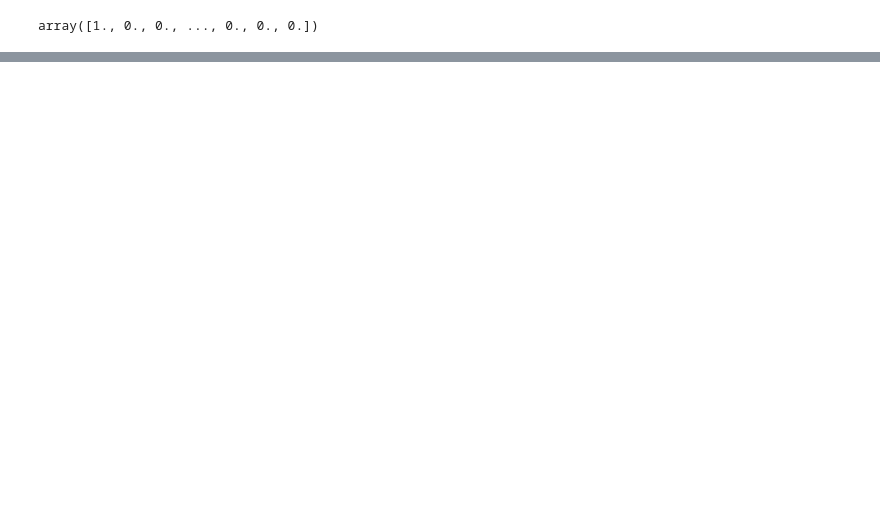
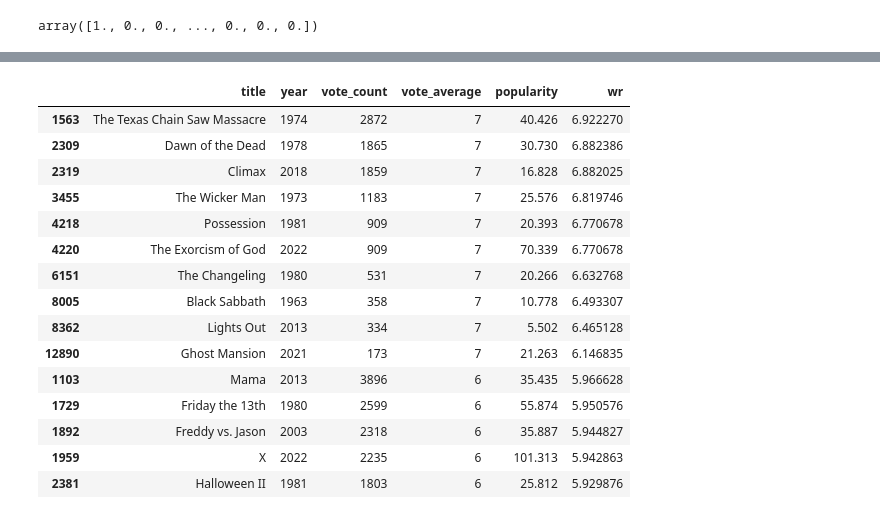
Before and after one commit to Joktun/Film-Reccomendation-System, a Jupyter notebook: reccom.ipynb, the cells around one changed output, grey strips where cells are left out. Saved outputs shown, nothing was run; the diff lists cells and outputs as text; code cells hidden in the pictures; blank space fills up the shorter version.

```diff
--- a/reccom.ipynb
+++ b/reccom.ipynb
@@ -154,0 +420,39 @@ Name: title, dtype: object
+# %%
+s = df_second.apply(lambda x: pd.Series(x['genres']),axis=1).stack().reset_index(level=1, drop=True)
+s.name = 'genre'
+gen_df_second = df_second.drop('genres', axis=1).join(s)
+# %%
+def build_chart(genre, percentile=0.85):
+    df = gen_df_second[gen_df_second['genre'] == genre]
+    vote_counts = df[df['vote_count'].notnull()]['vote_count'].astype('int')
+    vote_averages = df[df['vote_average'].notnull()]['vote_average'].astype('int')
+    C = vote_averages.mean()
+    m = vote_counts.quantile(percentile)
+
+    qualified = df[(df['vote_count'] >= m) & (df['vote_count'].notnull()) & (df['vote_average'].notnull())][['title', 'year', 'vote_count', 'vote_average', 'popularity']]
+    qualified['vote_count'] = qualified['vote_count'].astype('int')
+    qualified['vote_average'] = qualified['vote_average'].astype('int')
+
+    qualified['wr'] = qualified.apply(lambda x: (x['vote_count']/(x['vote_count']+m) * x['vote_average']) + (m/(m+x['vote_count']) * C), axis=1)
+    qualified = qualified.sort_values('wr', ascending=False).head(250)
+
+    return qualified
+# %%
+build_chart('Horror').head(15)
+# %% [output]
+|  | title | year | vote_count | vote_average | popularity | wr |
+| 1563 | The Texas Chain Saw Massacre | 1974 | 2872 | 7 | 40.426 | 6.922270 |
+| 2309 | Dawn of the Dead | 1978 | 1865 | 7 | 30.730 | 6.882386 |
+| 2319 | Climax | 2018 | 1859 | 7 | 16.828 | 6.882025 |
+| 3455 | The Wicker Man | 1973 | 1183 | 7 | 25.576 | 6.819746 |
+| 4218 | Possession | 1981 | 909 | 7 | 20.393 | 6.770678 |
+| 4220 | The Exorcism of God | 2022 | 909 | 7 | 70.339 | 6.770678 |
+| 6151 | The Changeling | 1980 | 531 | 7 | 20.266 | 6.632768 |
+| 8005 | Black Sabbath | 1963 | 358 | 7 | 10.778 | 6.493307 |
+| 8362 | Lights Out | 2013 | 334 | 7 | 5.502 | 6.465128 |
+| 12890 | Ghost Mansion | 2021 | 173 | 7 | 21.263 | 6.146835 |
+| 1103 | Mama | 2013 | 3896 | 6 | 35.435 | 5.966628 |
+| 1729 | Friday the 13th | 1980 | 2599 | 6 | 55.874 | 5.950576 |
+| 1892 | Freddy vs. Jason | 2003 | 2318 | 6 | 35.887 | 5.944827 |
+| 1959 | X | 2022 | 2235 | 6 | 101.313 | 5.942863 |
+| 2381 | Halloween II | 1981 | 1803 | 6 | 25.812 | 5.929876 |
```
Also changed, not shown: parts of 39 cells of this notebook.
